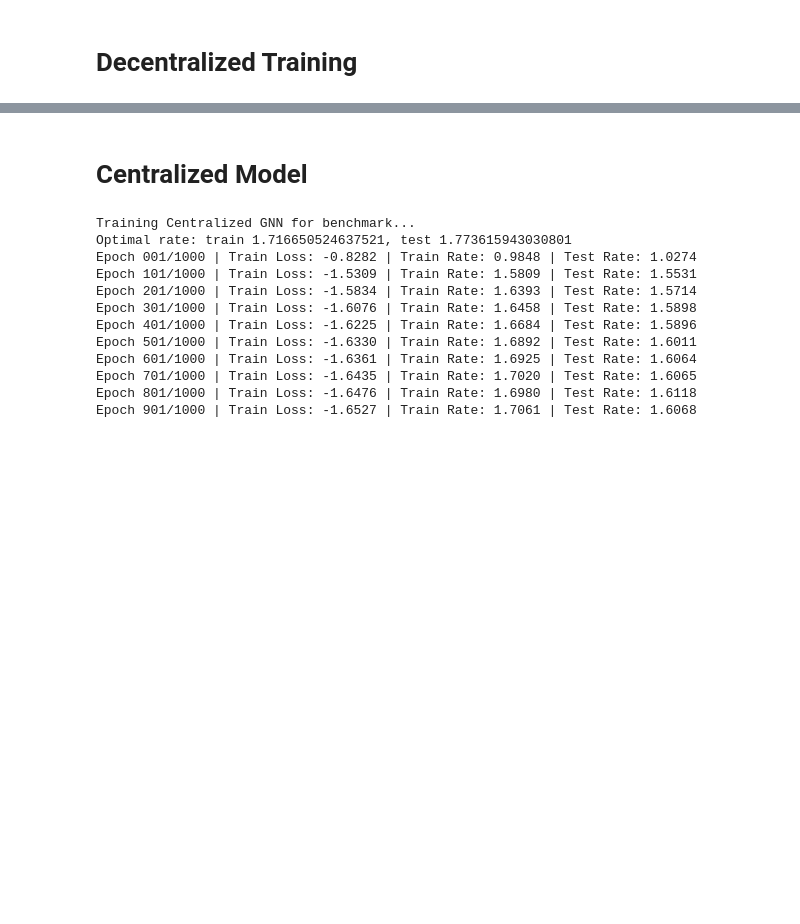
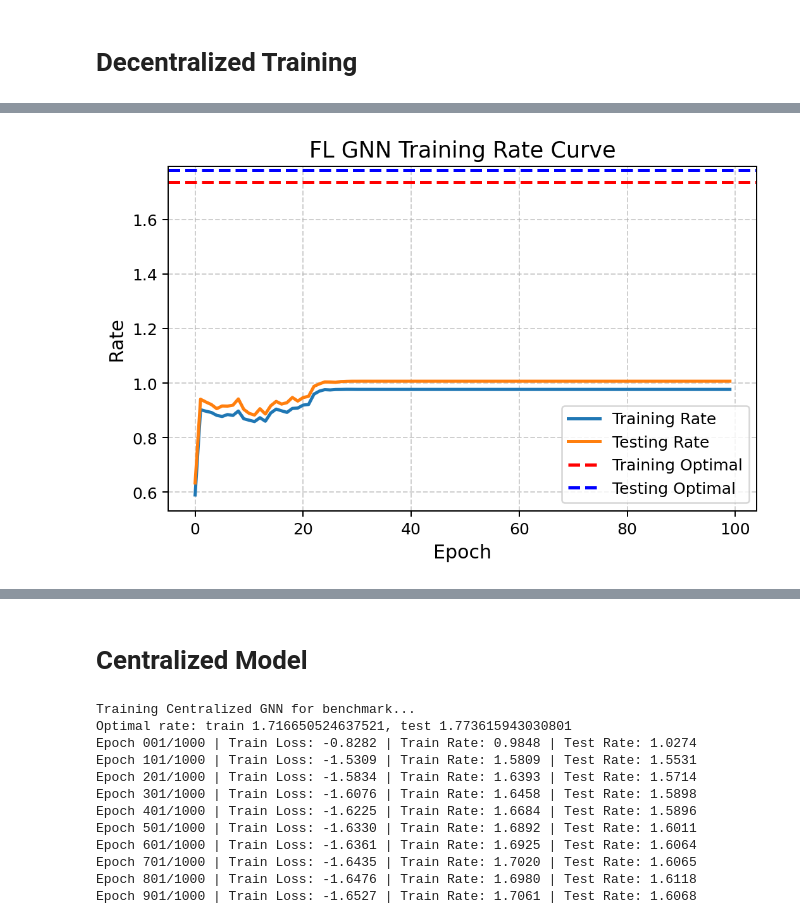
Before and after one commit to LeGiangK62/GNN_FL_cf_mMIMO, a Jupyter notebook: test.ipynb, the cells around one changed output, grey strips where cells are left out. Saved outputs shown, nothing was run; the diff lists cells and outputs as text; code cells hidden in the pictures; blank space fills up the shorter version.

```diff
--- a/test.ipynb
+++ b/test.ipynb
@@ -228,21 +229,18 @@ plt.show()
 # %%
 from Models.GNN import APHetNet
 from torch.optim.lr_scheduler import StepLR
-# %%
-num_gnn_layers = 3
-hidden_channels = 64 # min 32
 # %%
 # Model Meta
 ap_dim = train_data[0][0]['AP'].x.shape[1]
 ue_dim = train_data[0][0]['UE'].x.shape[1]
 edge_dim = train_data[0][0]['down'].edge_attr.shape[1]
-tt_meta = [('UE', 'up', 'AP'), ('AP', 'down', 'UE'), ('GAP', 'g_down', 'UE')]
+tt_meta = [('UE', 'up', 'AP'), ('AP', 'down', 'UE'), ('GAP', 'g_down', 'UE'),  ('UE', 'g_up', 'GAP')]
 dim_dict = {
     'UE': ue_dim,
     'AP': ap_dim,
     'edge': edge_dim,
-    'GAP': ap_dim,
-    'GAP_edge': edge_dim + 1
+    'GAP': 0,
+    'GAP_edge': edge_dim + 3
 }
 
 # Initialize the models, optimizers, and schedulers for clients
@@ -430,3 +541,20 @@ Round 005/20: Avg Training Loss = -0.1608 | Avg Client Training rate = 0.7583 |
+# %%
+import matplotlib.pyplot as plt
+
+plt.figure(figsize=(6,4), dpi=180)
+plt.plot(fl_all_rate, label='Training Rate', linewidth=2)
+plt.plot(fl_all_rate_test, label='Testing Rate', linewidth=2)
+plt.axhline(y=np.mean(opt_train_rates[train_idx]), linewidth=2, color='r', linestyle='--', label='Training Optimal')
+plt.axhline(y=np.mean(opt_train_rates[test_idx]), linewidth=2, color='b', linestyle='--', label='Testing Optimal')
+plt.xlabel('Epoch', fontsize=12)
+plt.ylabel('Rate', fontsize=12)
+plt.title('FL GNN Training Rate Curve', fontsize=14)
+plt.grid(True, linestyle='--', alpha=0.6)
+plt.legend()
+plt.tight_layout()
+plt.show()
+# %% [output]
+[figure, added]
 # %%
 import matplotlib.pyplot as plt
 
```
Also changed, not shown: parts of 8 cells of this notebook, 8 other files.
